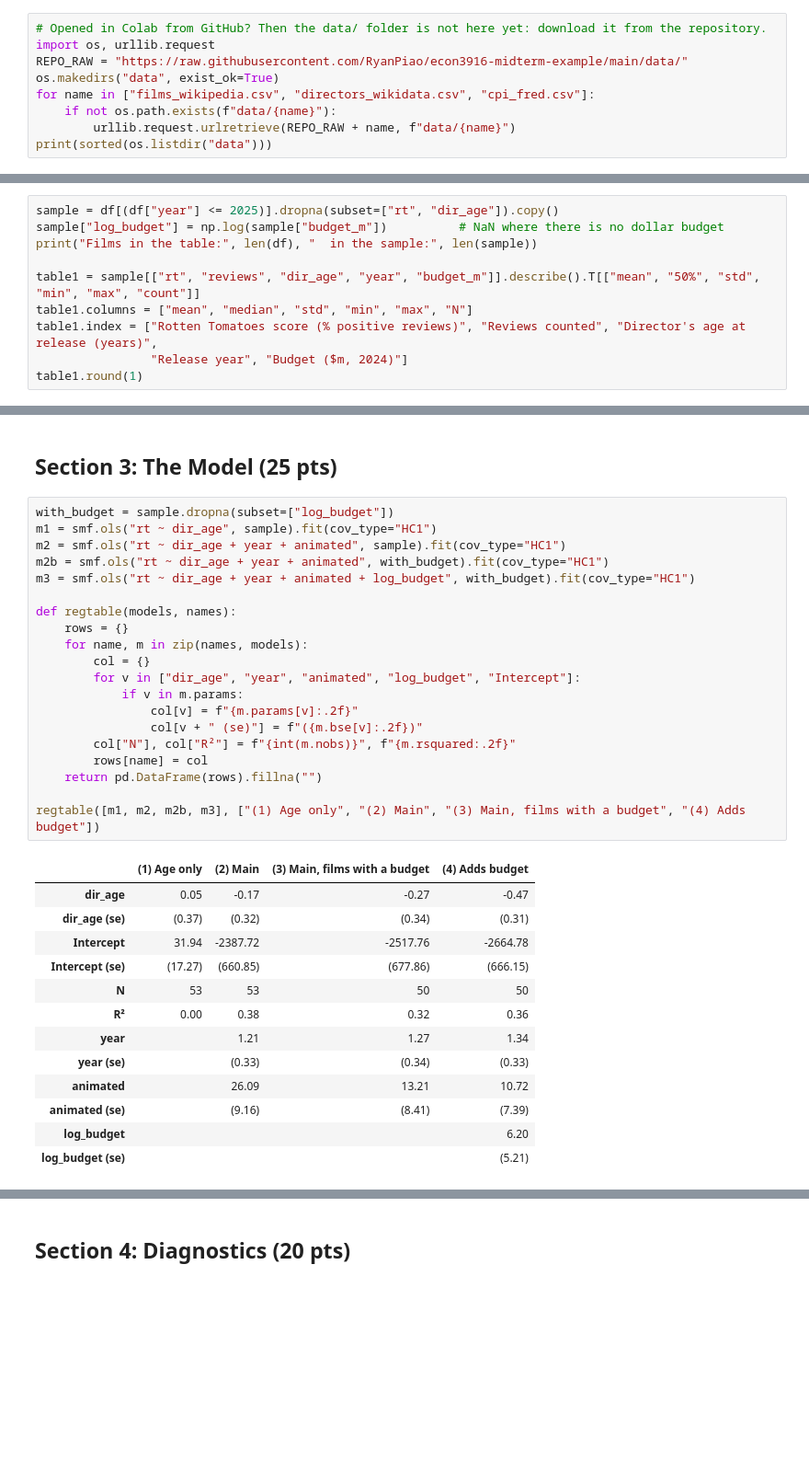
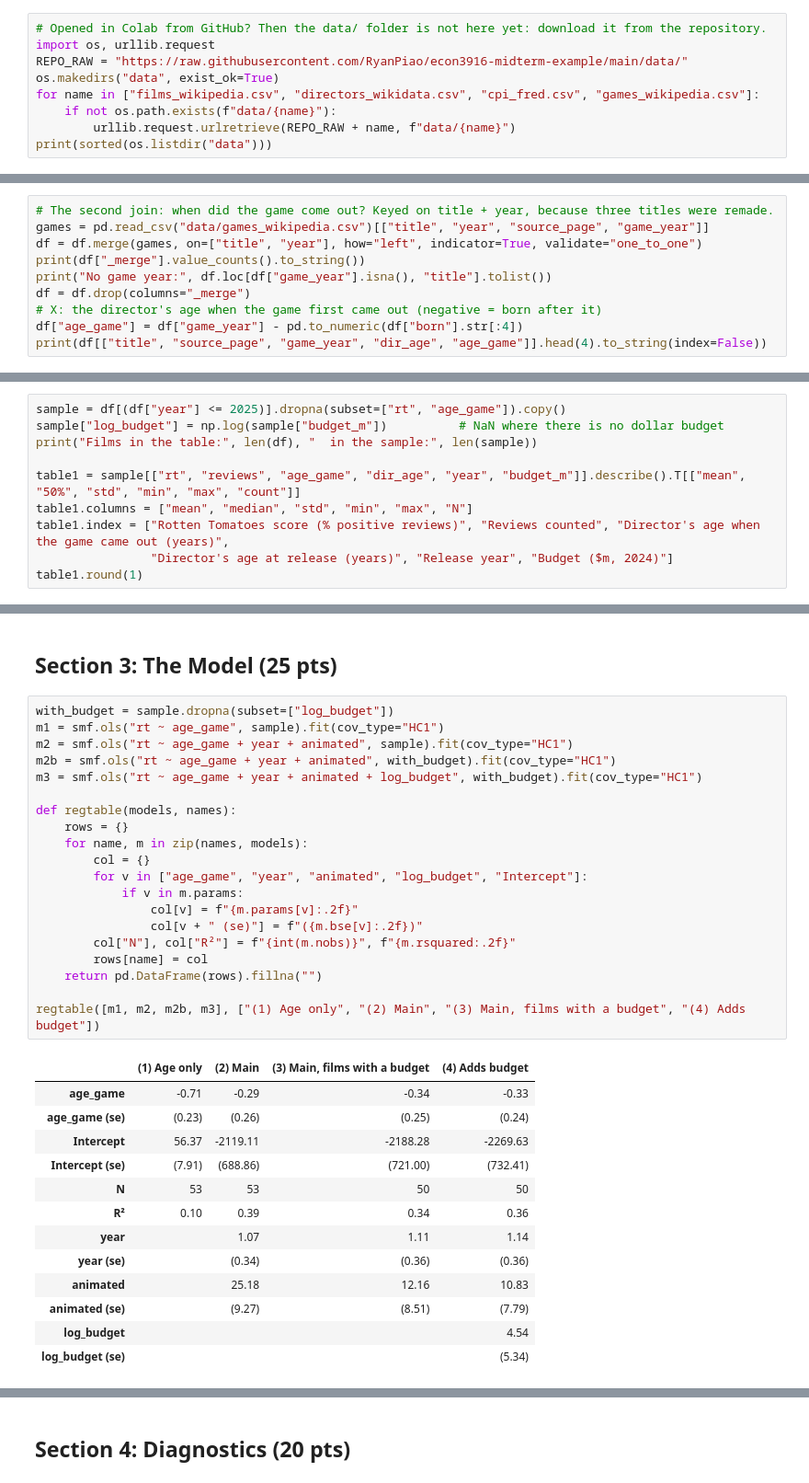
Before and after one commit to RyanPiao/econ3916-midterm-example, a Jupyter notebook: midterm-example-movies.ipynb, the cells around one changed output, grey strips where cells are left out. Shown at 92% size. Cells and saved outputs as stored; diff of their text form; blank space fills up the shorter version.

```diff
--- a/midterm-example-movies.ipynb
+++ b/midterm-example-movies.ipynb
@@ -28,7 +28,7 @@ from statsmodels.stats.outliers_influence import variance_inflation_factor
 import os, urllib.request
 REPO_RAW = "https://raw.githubusercontent.com/RyanPiao/econ3916-midterm-example/main/data/"
 os.makedirs("data", exist_ok=True)
-for name in ["films_wikipedia.csv", "directors_wikidata.csv", "cpi_fred.csv"]:
+for name in ["films_wikipedia.csv", "directors_wikidata.csv", "cpi_fred.csv", "games_wikipedia.csv"]:
     if not os.path.exists(f"data/{name}"):
         urllib.request.urlretrieve(REPO_RAW + name, f"data/{name}")
 print(sorted(os.listdir("data")))
@@ -177,3 +178,13 @@ print(df[["title", "year", "budget", "budget_m"]].head(3).to_string(index=False)
 Super Mario Bros.  1993 45000000.0 97.708375
     Double Dragon  1994  7800000.0 16.507645
    Street Fighter  1994 35000000.0 74.072767
+# %%
+# The second join: when did the game come out? Keyed on title + year, because three titles were remade.
+games = pd.read_csv("data/games_wikipedia.csv")[["title", "year", "source_page", "game_year"]]
+df = df.merge(games, on=["title", "year"], how="left", indicator=True, validate="one_to_one")
+print(df["_merge"].value_counts().to_string())
+print("No game year:", df.loc[df["game_year"].isna(), "title"].tolist())
+df = df.drop(columns="_merge")
+# X: the director's age when the game first came out (negative = born after it)
+df["age_game"] = df["game_year"] - pd.to_numeric(df["born"].str[:4])
+print(df[["title", "source_page", "game_year", "dir_age", "age_game"]].head(4).to_string(index=False))
@@ -192,12 +218,12 @@ written down before the model is run.
 # %%
-sample = df[(df["year"] <= 2025)].dropna(subset=["rt", "dir_age"]).copy()
+sample = df[(df["year"] <= 2025)].dropna(subset=["rt", "age_game"]).copy()
 sample["log_budget"] = np.log(sample["budget_m"])          # NaN where there is no dollar budget
 print("Films in the table:", len(df), "  in the sample:", len(sample))
 
-table1 = sample[["rt", "reviews", "dir_age", "year", "budget_m"]].describe().T[["mean", "50%", "std", "min", "max", "count"]]
+table1 = sample[["rt", "reviews", "age_game", "dir_age", "year", "budget_m"]].describe().T[["mean", "50%", "std", "min", "max", "count"]]
 table1.columns = ["mean", "median", "std", "min", "max", "N"]
-table1.index = ["Rotten Tomatoes score (% positive reviews)", "Reviews counted", "Director's age at release (years)",
-                "Release year", "Budget ($m, 2024)"]
+table1.index = ["Rotten Tomatoes score (% positive reviews)", "Reviews counted", "Director's age when the game came out (years)",
+                "Director's age at release (years)", "Release year", "Budget ($m, 2024)"]
 table1.round(1)
 # %% [output]
 Films in the table: 68   in the sample: 53
@@ -262,36 +289,36 @@ plt.tight_layout(); plt.show()
 ## Section 3: The Model (25 pts)
 # %%
 with_budget = sample.dropna(subset=["log_budget"])
-m1 = smf.ols("rt ~ dir_age", sample).fit(cov_type="HC1")
-m2 = smf.ols("rt ~ dir_age + year + animated", sample).fit(cov_type="HC1")
-m2b = smf.ols("rt ~ dir_age + year + animated", with_budget).fit(cov_type="HC1")
-m3 = smf.ols("rt ~ dir_age + year + animated + log_budget", with_budget).fit(cov_type="HC1")
+m1 = smf.ols("rt ~ age_game", sample).fit(cov_type="HC1")
+m2 = smf.ols("rt ~ age_game + year + animated", sample).fit(cov_type="HC1")
+m2b = smf.ols("rt ~ age_game + year + animated", with_budget).fit(cov_type="HC1")
+m3 = smf.ols("rt ~ age_game + year + animated + log_budget", with_budget).fit(cov_type="HC1")
 
 def regtable(models, names):
     rows = {}
     for name, m in zip(names, models):
         col = {}
-        for v in ["dir_age", "year", "animated", "log_budget", "Intercept"]:
+        for v in ["age_game", "year", "animated", "log_budget", "Intercept"]:
             if v in m.params:
                 col[v] = f"{m.params[v]:.2f}"
                 col[v + " (se)"] = f"({m.bse[v]:.2f})"
         col["N"], col["R²"] = f"{int(m.nobs)}", f"{m.rsquared:.2f}"
         rows[name] = col
     return pd.DataFrame(rows).fillna("")
 
 regtable([m1, m2, m2b, m3], ["(1) Age only", "(2) Main", "(3) Main, films with a budget", "(4) Adds budget"])
 # %% [output]
 |  | (1) Age only | (2) Main | (3) Main, films with a budget | (4) Adds budget |
-| dir_age | 0.05 | -0.17 | -0.27 | -0.47 |
-| dir_age (se) | (0.37) | (0.32) | (0.34) | (0.31) |
-| Intercept | 31.94 | -2387.72 | -2517.76 | -2664.78 |
-| Intercept (se) | (17.27) | (660.85) | (677.86) | (666.15) |
+| age_game | -0.71 | -0.29 | -0.34 | -0.33 |
+| age_game (se) | (0.23) | (0.26) | (0.25) | (0.24) |
+| Intercept | 56.37 | -2119.11 | -2188.28 | -2269.63 |
+| Intercept (se) | (7.91) | (688.86) | (721.00) | (732.41) |
 | N | 53 | 53 | 50 | 50 |
-| R² | 0.00 | 0.38 | 0.32 | 0.36 |
-| year |  | 1.21 | 1.27 | 1.34 |
-| year (se) |  | (0.33) | (0.34) | (0.33) |
-| animated |  | 26.09 | 13.21 | 10.72 |
-| animated (se) |  | (9.16) | (8.41) | (7.39) |
-| log_budget |  |  |  | 6.20 |
-| log_budget (se) |  |  |  | (5.21) |
+| R² | 0.10 | 0.39 | 0.34 | 0.36 |
+| year |  | 1.07 | 1.11 | 1.14 |
+| year (se) |  | (0.34) | (0.36) | (0.36) |
+| animated |  | 25.18 | 12.16 | 10.83 |
+| animated (se) |  | (9.27) | (8.51) | (7.79) |
+| log_budget |  |  |  | 4.54 |
+| log_budget (se) |  |  |  | (5.34) |
 # %%
```
Also changed, not shown: parts of 17 cells of this notebook, 4 other files.
